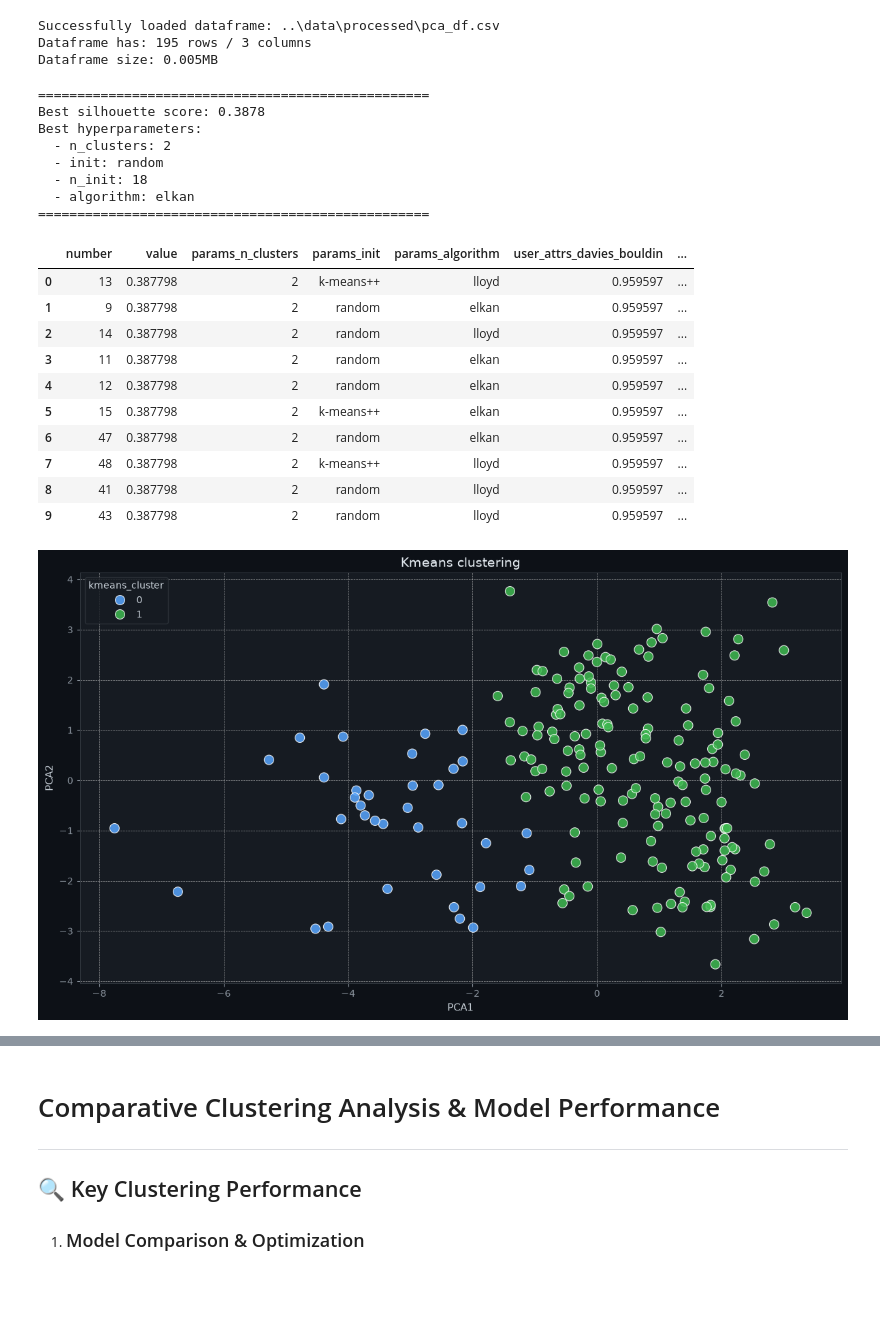
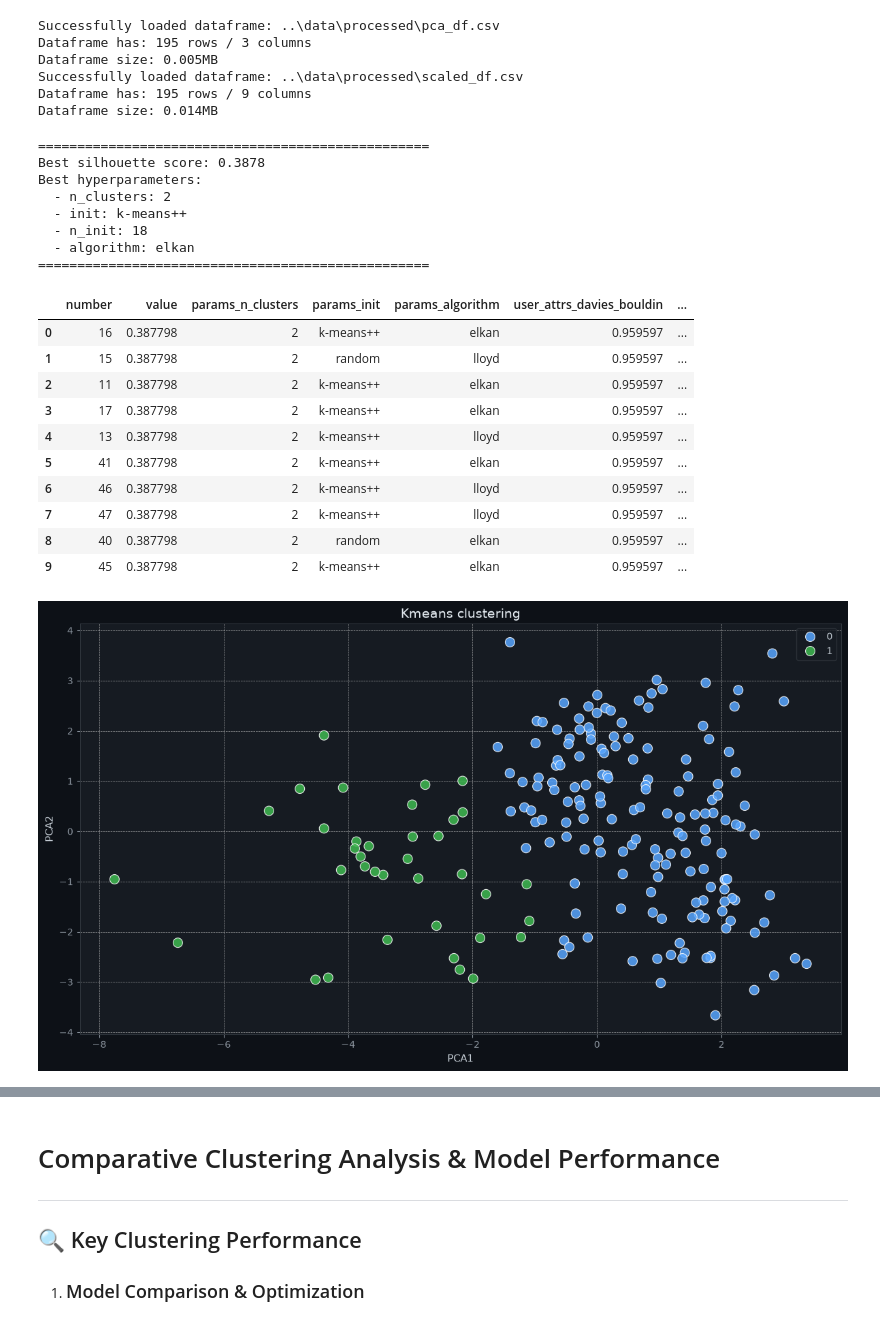
Before and after one commit to Chumus2/Wikipedia-Country-Statistics-2026-Clustering, a Jupyter notebook: ml/notebooks/MT.ipynb, the cells around one changed output, grey strips where cells are left out. Drawn from its saved outputs; the diff is of its cells as text; code cells hidden in the pictures; blank space fills up the shorter version.

```diff
--- a/ml/notebooks/MT.ipynb
+++ b/ml/notebooks/MT.ipynb
@@ -16,15 +16,23 @@ set_plotting_style()
 optuna.logging.set_verbosity(optuna.logging.WARNING)
 # %%
 DF_PATH = "../data/processed/pca_df.csv"
+SCALED_DF_PATH = "../data/processed/scaled_df.csv"
 
 # Safely loading dataframe using function from mine src module (data)
 X_pca_df = load_csv_df(
     df_path=DF_PATH,
 )
+
+X_scaled_df = load_csv_df(
+    df_path=SCALED_DF_PATH,
+)
 # %% [output]
 Successfully loaded dataframe: ..\data\processed\pca_df.csv
 Dataframe has: 195 rows / 3 columns
 Dataframe size: 0.005MB
+Successfully loaded dataframe: ..\data\processed\scaled_df.csv
+Dataframe has: 195 rows / 9 columns
+Dataframe size: 0.014MB
 # %%
 """Comparative clustering optimization (optuna)
 -----------------------------------------------------
@@ -110,44 +118,43 @@ best_kmeans = KMeans(
     **study_kmeans.best_params,
     random_state=42
 )
-X_pca_df["kmeans_cluster"] = best_kmeans.fit_predict(X_pca_df)
 # %% [output]
 ==================================================
 Best silhouette score: 0.3878
 Best hyperparameters:
   - n_clusters: 2
-  - init: random
+  - init: k-means++
   - n_init: 18
   - algorithm: elkan
 ==================================================
 |  | number | value | params_n_clusters | params_init | params_algorithm | user_attrs_davies_bouldin | ... |
-| 0 | 13 | 0.387798 | 2 | k-means++ | lloyd | 0.959597 | ... |
-| 1 | 9 | 0.387798 | 2 | random | elkan | 0.959597 | ... |
-| 2 | 14 | 0.387798 | 2 | random | lloyd | 0.959597 | ... |
-| 3 | 11 | 0.387798 | 2 | random | elkan | 0.959597 | ... |
-| 4 | 12 | 0.387798 | 2 | random | elkan | 0.959597 | ... |
-| 5 | 15 | 0.387798 | 2 | k-means++ | elkan | 0.959597 | ... |
-| 6 | 47 | 0.387798 | 2 | random | elkan | 0.959597 | ... |
-| 7 | 48 | 0.387798 | 2 | k-means++ | lloyd | 0.959597 | ... |
-| 8 | 41 | 0.387798 | 2 | random | lloyd | 0.959597 | ... |
-| 9 | 43 | 0.387798 | 2 | random | lloyd | 0.959597 | ... |
+| 0 | 16 | 0.387798 | 2 | k-means++ | elkan | 0.959597 | ... |
+| 1 | 15 | 0.387798 | 2 | random | lloyd | 0.959597 | ... |
+| 2 | 11 | 0.387798 | 2 | k-means++ | elkan | 0.959597 | ... |
+| 3 | 17 | 0.387798 | 2 | k-means++ | elkan | 0.959597 | ... |
+| 4 | 13 | 0.387798 | 2 | k-means++ | lloyd | 0.959597 | ... |
+| 5 | 41 | 0.387798 | 2 | k-means++ | elkan | 0.959597 | ... |
+| 6 | 46 | 0.387798 | 2 | k-means++ | lloyd | 0.959597 | ... |
+| 7 | 47 | 0.387798 | 2 | k-means++ | lloyd | 0.959597 | ... |
+| 8 | 40 | 0.387798 | 2 | random | elkan | 0.959597 | ... |
+| 9 | 45 | 0.387798 | 2 | k-means++ | elkan | 0.959597 | ... |
 # %%
 plt.figure(figsize=(12, 7))
 sns.scatterplot(
     data=X_pca_df,
     x="PCA1",
     y="PCA2",
-    hue="kmeans_cluster",
+    hue=best_kmeans.fit_predict(X_pca_df),
     s=100,
     alpha=0.85
 )
 plt.title("Kmeans clustering")
 plt.xlabel("PCA1")
 plt.ylabel("PCA2")
 plt.tight_layout()
 plt.show()
 # %% [output]
-[figure, old version]
+[figure, new version]
 # %%
 def objective_dbscan(trial: optuna.Trial) -> float:
     eps = trial.suggest_float("eps", 0.1, 2.0, step=0.05)
```
Also changed, not shown: parts of 5 cells of this notebook, 1 other file.
